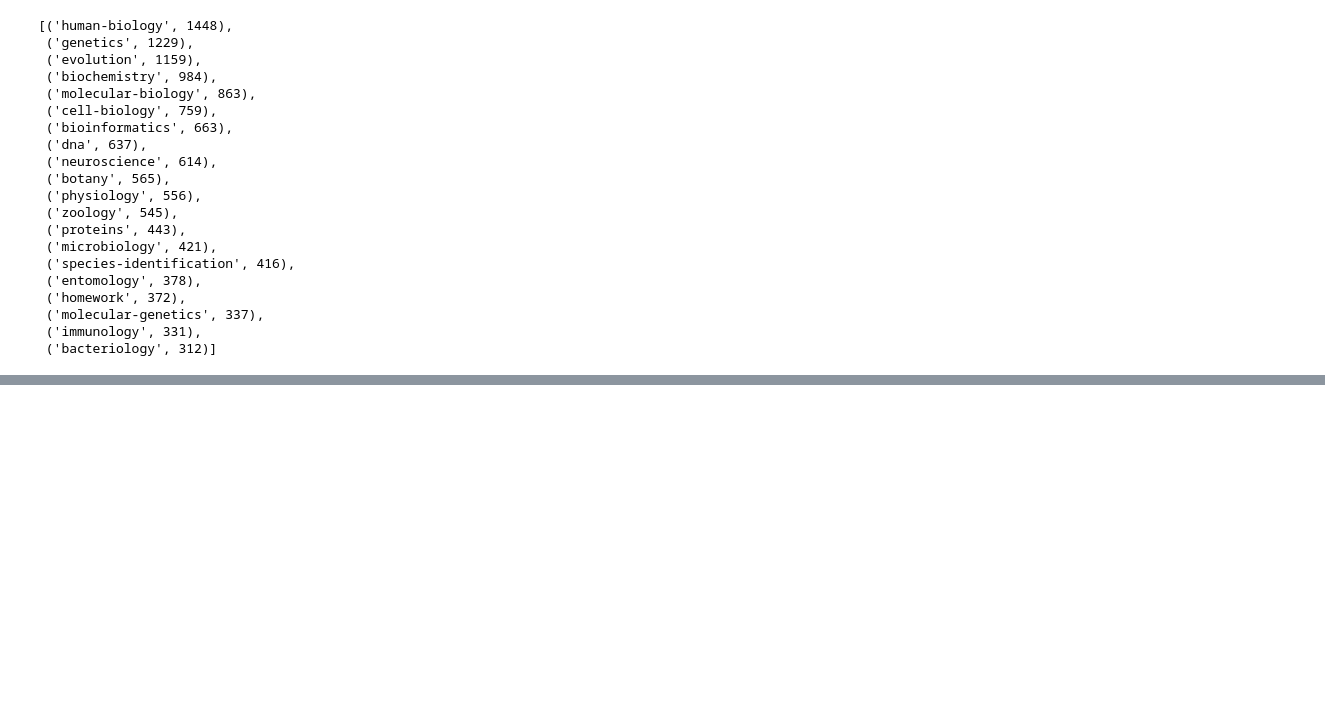
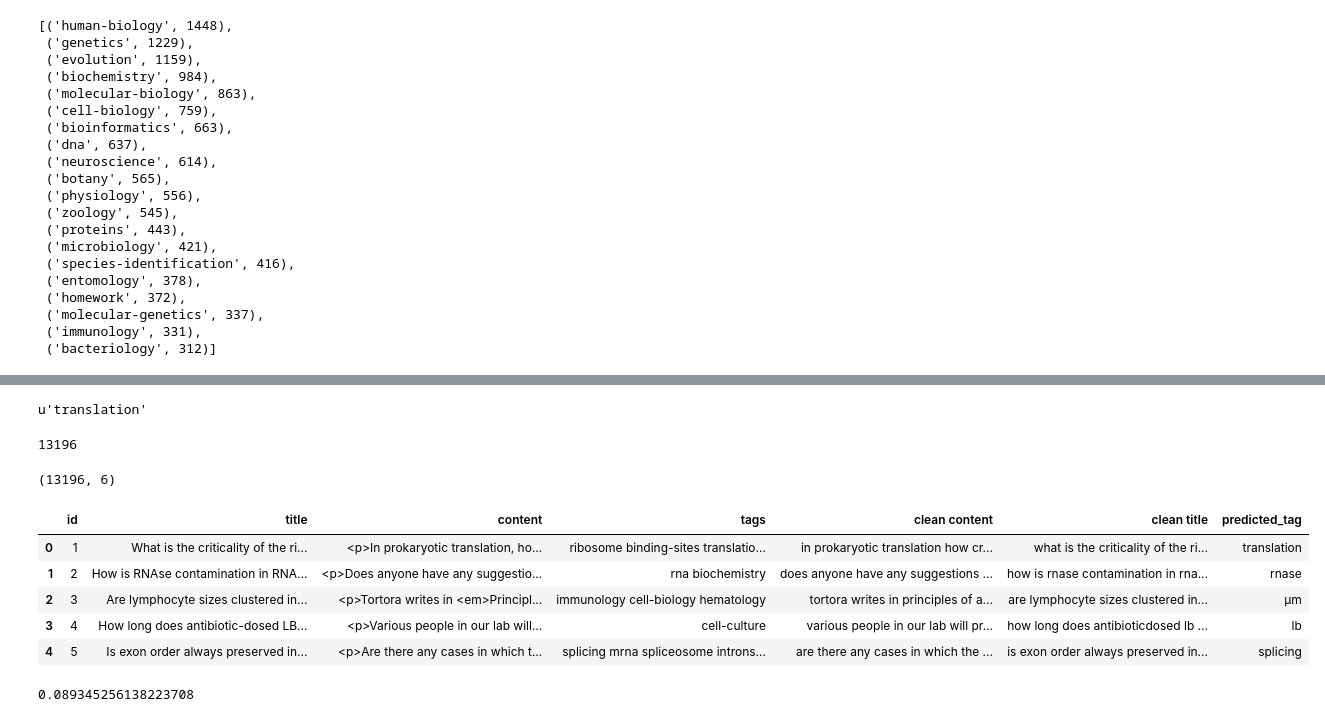
Before and after one commit to nfranchetti/stack-exchange-kaggle, a Jupyter notebook: tag_counting.ipynb, the cells around one changed output, grey strips where cells are left out. Drawn from its saved outputs; the diff is of its cells as text; code cells hidden in the pictures; blank space fills up the shorter version.

```diff
--- a/tag_counting.ipynb
+++ b/tag_counting.ipynb
@@ -291,0 +360,10 @@ bio_tags.most_common(20)
+# %%
+def get_best_word(df, index):
+    row = df.iloc[index, :]
+    row_tuple = zip(row.index, row.values)
+    return max(row_tuple, key=lambda x: x[1])
+# %%
+list_of_tags = []
+
+for i in range(len(test)):
+    list_of_tags.append(get_best_word(test, i))
@@ -291,0 +399,28 @@ bio_tags.most_common(20)
+# %%
+list_of_tags[0][0]
+# %% [output]
+u'translation'
+# %%
+len(list_of_tags)
+# %% [output]
+13196
+# %%
+bio.shape
+# %% [output]
+(13196, 6)
+# %%
+better_list_of_tags = []
+
+for i in range(len(list_of_tags)):
+    better_list_of_tags.append(list_of_tags[i][0])
+# %%
+bio['predicted_tag'] = better_list_of_tags
+# %%
+bio.head()
+# %% [output]
+|  | id | title | content | tags | clean content | clean title | predicted_tag |
+| 0 | 1 | What is the criticality of the ri... | <p>In prokaryotic translation, ho... | ribosome binding-sites translatio... | in prokaryotic translation how cr... | what is the criticality of the ri... | translation |
+| 1 | 2 | How is RNAse contamination in RNA... | <p>Does anyone have any suggestio... | rna biochemistry | does anyone have any suggestions ... | how is rnase contamination in rna... | rnase |
+| 2 | 3 | Are lymphocyte sizes clustered in... | <p>Tortora writes in <em>Principl... | immunology cell-biology hematology | tortora writes in principles of a... | are lymphocyte sizes clustered in... | μm |
+| 3 | 4 | How long does antibiotic-dosed LB... | <p>Various people in our lab will... | cell-culture | various people in our lab will pr... | how long does antibioticdosed lb ... | lb |
+| 4 | 5 | Is exon order always preserved in... | <p>Are there any cases in which t... | splicing mrna spliceosome introns... | are there any cases in which the ... | is exon order always preserved in... | splicing |
@@ -291,0 +440,4 @@ bio_tags.most_common(20)
+# %%
+np.mean(right_tags)
+# %% [output]
+0.089345256138223708
```
Also changed, not shown: parts of 22 cells of this notebook.
